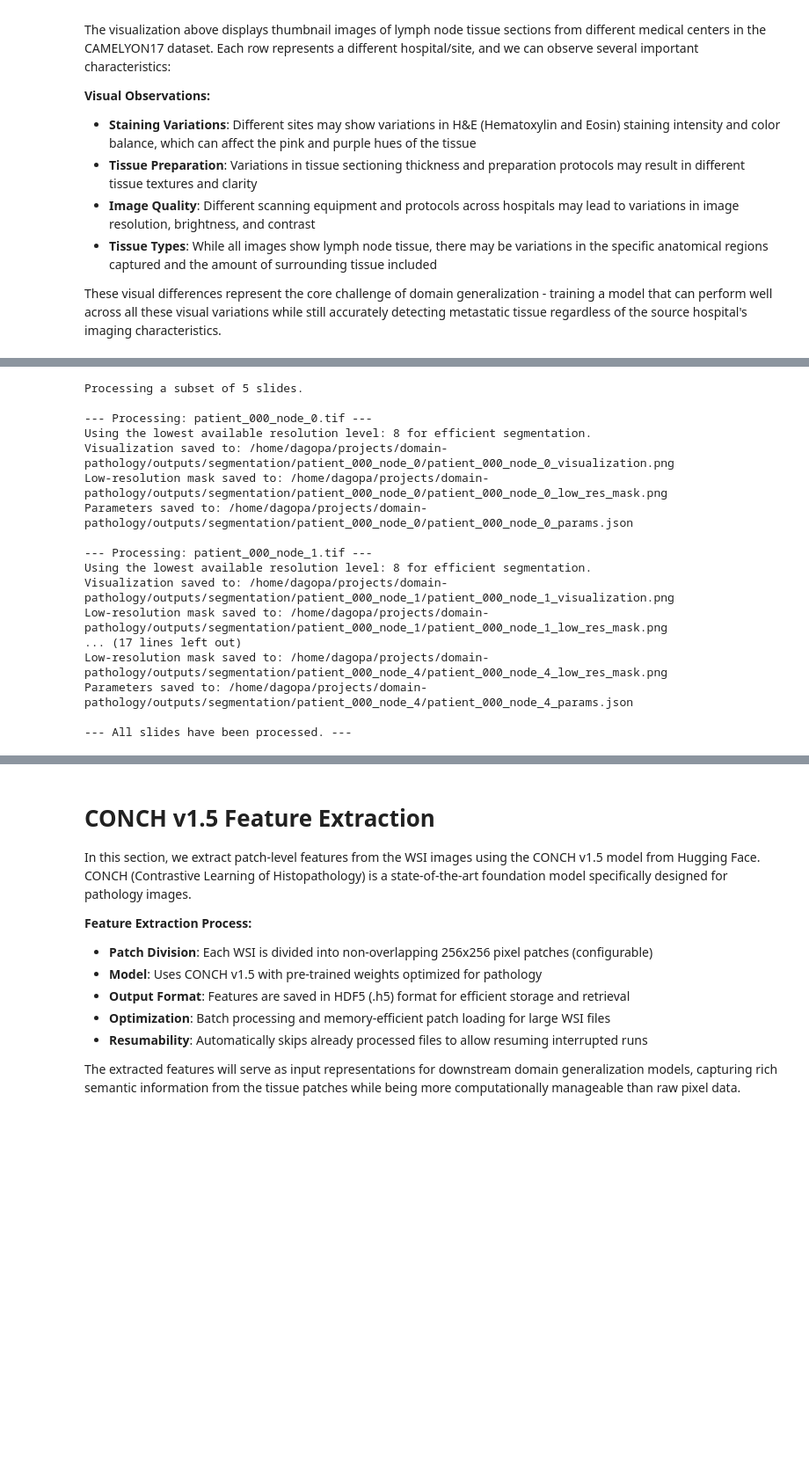
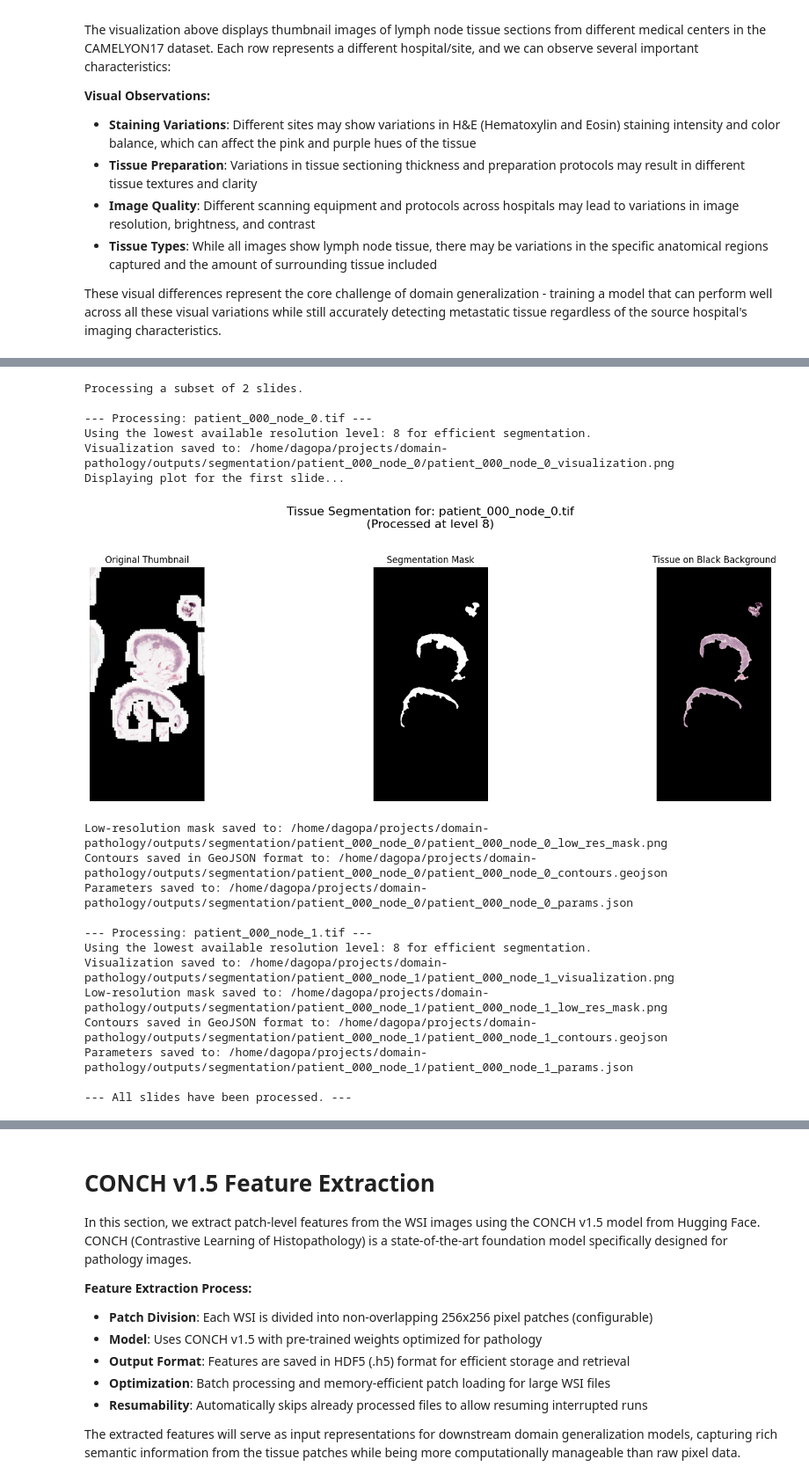
Before and after one commit to dagoPA/domain-pathology, a Jupyter notebook: notebooks/domain_pathology.ipynb, the cells around one changed output, grey strips where cells are left out. Shown at 88% size. Saved outputs shown, nothing was run; the diff lists cells and outputs as text; code cells hidden in the pictures; blank space fills up the shorter version.

```diff
--- a/notebooks/domain_pathology.ipynb
+++ b/notebooks/domain_pathology.ipynb
@@ -89,24 +94,26 @@ We implement the segmentation algorithm described in the [CLAM (Clustering-const
 
 The following script processes each WSI, generates a final tissue mask, and saves a visualization comparing the original thumbnail, the mask, and the thumbnail with the background removed.
-# %%
-from source.preprocessing import segmentation
-
-segmentation.process_all_slides(max_slides=5)
-# %% [output]
-Processing a subset of 5 slides.
-
---- Processing: patient_000_node_0.tif ---
-Using the lowest available resolution level: 8 for efficient segmentation.
-Visualization saved to: /home/dagopa/projects/domain-pathology/outputs/segmentation/patient_000_node_0/patient_000_node_0_visualization.png
-Low-resolution mask saved to: /home/dagopa/projects/domain-pathology/outputs/segmentation/patient_000_node_0/patient_000_node_0_low_res_mask.png
-Parameters saved to: /home/dagopa/projects/domain-pathology/outputs/segmentation/patient_000_node_0/patient_000_node_0_params.json
-
---- Processing: patient_000_node_1.tif ---
-Using the lowest available resolution level: 8 for efficient segmentation.
-Visualization saved to: /home/dagopa/projects/domain-pathology/outputs/segmentation/patient_000_node_1/patient_000_node_1_visualization.png
-Low-resolution mask saved to: /home/dagopa/projects/domain-pathology/outputs/segmentation/patient_000_node_1/patient_000_node_1_low_res_mask.png
-... (17 lines left out)
-Low-resolution mask saved to: /home/dagopa/projects/domain-pathology/outputs/segmentation/patient_000_node_4/patient_000_node_4_low_res_mask.png
-Parameters saved to: /home/dagopa/projects/domain-pathology/outputs/segmentation/patient_000_node_4/patient_000_node_4_params.json
-
---- All slides have been processed. ---
+# %%
+from source.preprocessing import segmentation
+
+segmentation.process_all_slides(max_slides=2, save_visualization=True, show_first_slide=True)
+# %% [output]
+Processing a subset of 2 slides.
+
+--- Processing: patient_000_node_0.tif ---
+Using the lowest available resolution level: 8 for efficient segmentation.
+Visualization saved to: /home/dagopa/projects/domain-pathology/outputs/segmentation/patient_000_node_0/patient_000_node_0_visualization.png
+Displaying plot for the first slide...
+[figure, added]
+Low-resolution mask saved to: /home/dagopa/projects/domain-pathology/outputs/segmentation/patient_000_node_0/patient_000_node_0_low_res_mask.png
+Contours saved in GeoJSON format to: /home/dagopa/projects/domain-pathology/outputs/segmentation/patient_000_node_0/patient_000_node_0_contours.geojson
+Parameters saved to: /home/dagopa/projects/domain-pathology/outputs/segmentation/patient_000_node_0/patient_000_node_0_params.json
+
+--- Processing: patient_000_node_1.tif ---
+Using the lowest available resolution level: 8 for efficient segmentation.
+Visualization saved to: /home/dagopa/projects/domain-pathology/outputs/segmentation/patient_000_node_1/patient_000_node_1_visualization.png
+Low-resolution mask saved to: /home/dagopa/projects/domain-pathology/outputs/segmentation/patient_000_node_1/patient_000_node_1_low_res_mask.png
+Contours saved in GeoJSON format to: /home/dagopa/projects/domain-pathology/outputs/segmentation/patient_000_node_1/patient_000_node_1_contours.geojson
+Parameters saved to: /home/dagopa/projects/domain-pathology/outputs/segmentation/patient_000_node_1/patient_000_node_1_params.json
+
+--- All slides have been processed. ---
```
Also changed, not shown: parts of 2 cells of this notebook, 3 other files.
